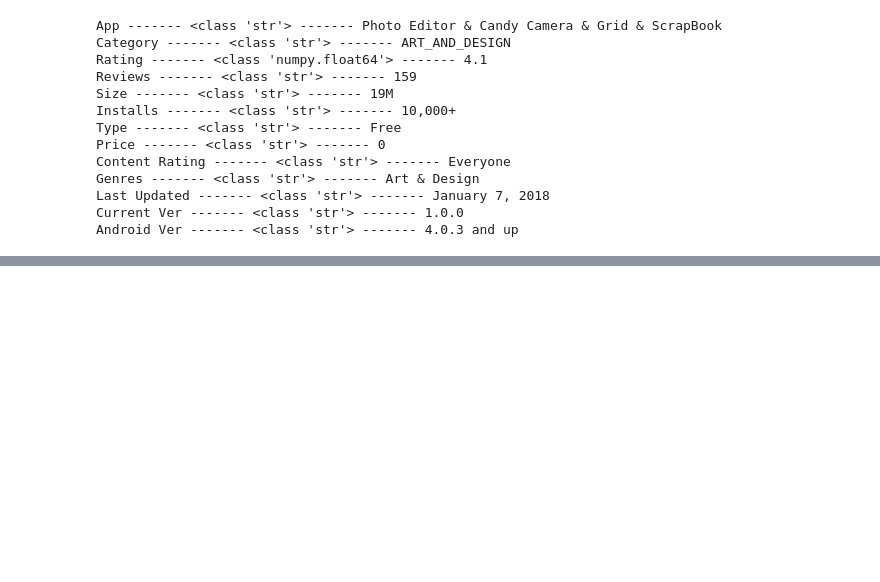
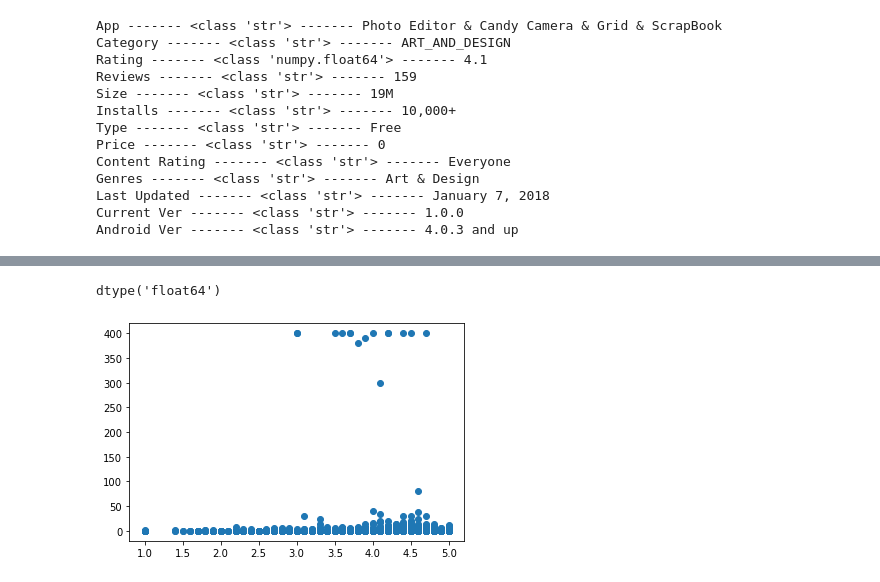
Before and after one commit to pkhorram/EDA-on-GoogleAppRatings, a Jupyter notebook: data_prepare.ipynb, the cells around one changed output, grey strips where cells are left out. Cells and saved outputs as stored; diff of their text form; code cells hidden in the pictures; blank space fills up the shorter version.

```diff
--- a/data_prepare.ipynb
+++ b/data_prepare.ipynb
@@ -201,0 +286,12 @@ plt.show()
+# %%
+clean_df['Rating'].dtype
+# %% [output]
+dtype('float64')
+# %%
+x = clean_df['Rating']
+y =clean_df['Price']
+# %%
+plt.scatter(x,y)
+plt.show()
+# %% [output]
+[figure, added]
```
Also changed, not shown: parts of 35 cells of this notebook.
